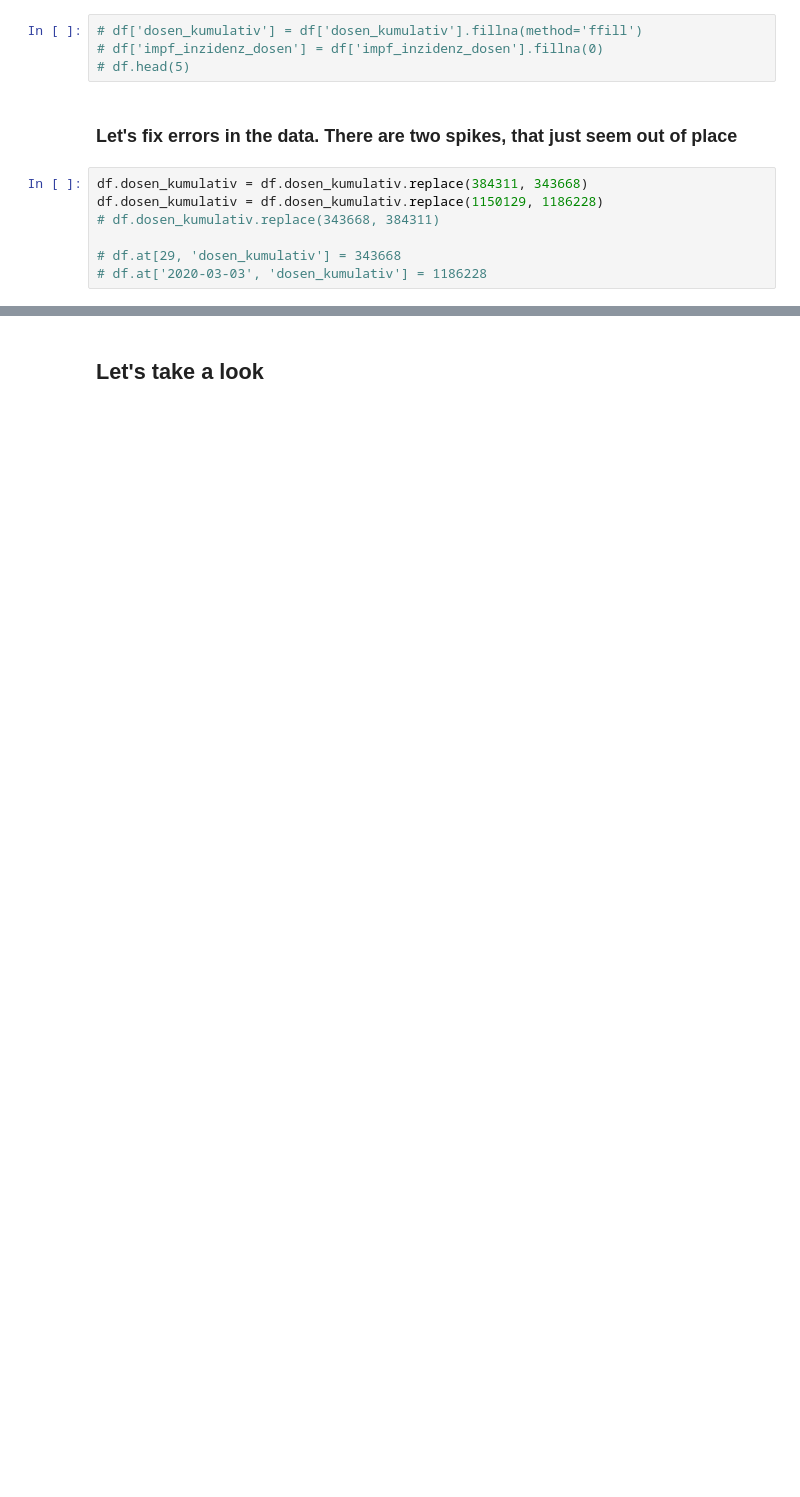
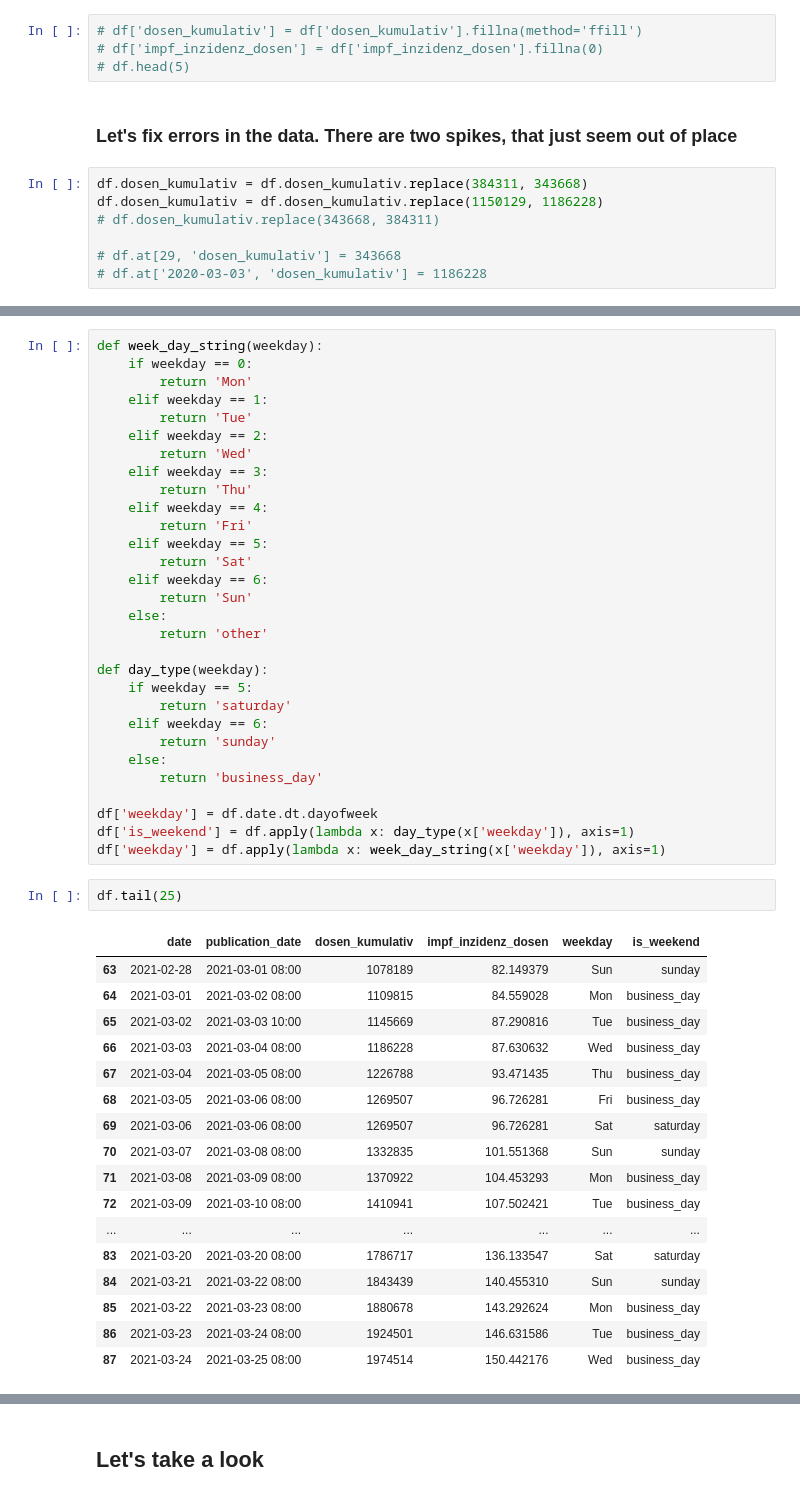
Before and after one commit to lor-enz/covid-science, a Jupyter notebook: vac.ipynb, the cells around one changed output, grey strips where cells are left out. Cells and saved outputs as stored; diff of their text form; blank space fills up the shorter version.

```diff
--- a/vac.ipynb
+++ b/vac.ipynb
@@ -74,0 +105,50 @@ df.dosen_kumulativ = df.dosen_kumulativ.replace(1150129, 1186228)
+# %%
+def week_day_string(weekday):
+    if weekday == 0:
+        return 'Mon'
+    elif weekday == 1:
+        return 'Tue'
+    elif weekday == 2:
+        return 'Wed'
+    elif weekday == 3:
+        return 'Thu'
+    elif weekday == 4:
+        return 'Fri'
+    elif weekday == 5:
+        return 'Sat'
+    elif weekday == 6:
+        return 'Sun'
+    else:
+        return 'other'
+
+def day_type(weekday):
+    if weekday == 5:
+        return 'saturday'
+    elif weekday == 6:
+        return 'sunday'
+    else:
+        return 'business_day'
+
+df['weekday'] = df.date.dt.dayofweek
+df['is_weekend'] = df.apply(lambda x: day_type(x['weekday']), axis=1)
+df['weekday'] = df.apply(lambda x: week_day_string(x['weekday']), axis=1)
+# %%
+df.tail(25)
+# %% [output]
+|  | date | publication_date | dosen_kumulativ | impf_inzidenz_dosen | weekday | is_weekend |
+| 63 | 2021-02-28 | 2021-03-01 08:00 | 1078189 | 82.149379 | Sun | sunday |
+| 64 | 2021-03-01 | 2021-03-02 08:00 | 1109815 | 84.559028 | Mon | business_day |
+| 65 | 2021-03-02 | 2021-03-03 10:00 | 1145669 | 87.290816 | Tue | business_day |
+| 66 | 2021-03-03 | 2021-03-04 08:00 | 1186228 | 87.630632 | Wed | business_day |
+| 67 | 2021-03-04 | 2021-03-05 08:00 | 1226788 | 93.471435 | Thu | business_day |
+| 68 | 2021-03-05 | 2021-03-06 08:00 | 1269507 | 96.726281 | Fri | business_day |
+| 69 | 2021-03-06 | 2021-03-06 08:00 | 1269507 | 96.726281 | Sat | saturday |
+| 70 | 2021-03-07 | 2021-03-08 08:00 | 1332835 | 101.551368 | Sun | sunday |
+| 71 | 2021-03-08 | 2021-03-09 08:00 | 1370922 | 104.453293 | Mon | business_day |
+| 72 | 2021-03-09 | 2021-03-10 08:00 | 1410941 | 107.502421 | Tue | business_day |
+| ... | ... | ... | ... | ... | ... | ... |
+| 83 | 2021-03-20 | 2021-03-20 08:00 | 1786717 | 136.133547 | Sat | saturday |
+| 84 | 2021-03-21 | 2021-03-22 08:00 | 1843439 | 140.455310 | Sun | sunday |
+| 85 | 2021-03-22 | 2021-03-23 08:00 | 1880678 | 143.292624 | Mon | business_day |
+| 86 | 2021-03-23 | 2021-03-24 08:00 | 1924501 | 146.631586 | Tue | business_day |
+| 87 | 2021-03-24 | 2021-03-25 08:00 | 1974514 | 150.442176 | Wed | business_day |
```
Also changed, not shown: parts of 24 cells of this notebook.
